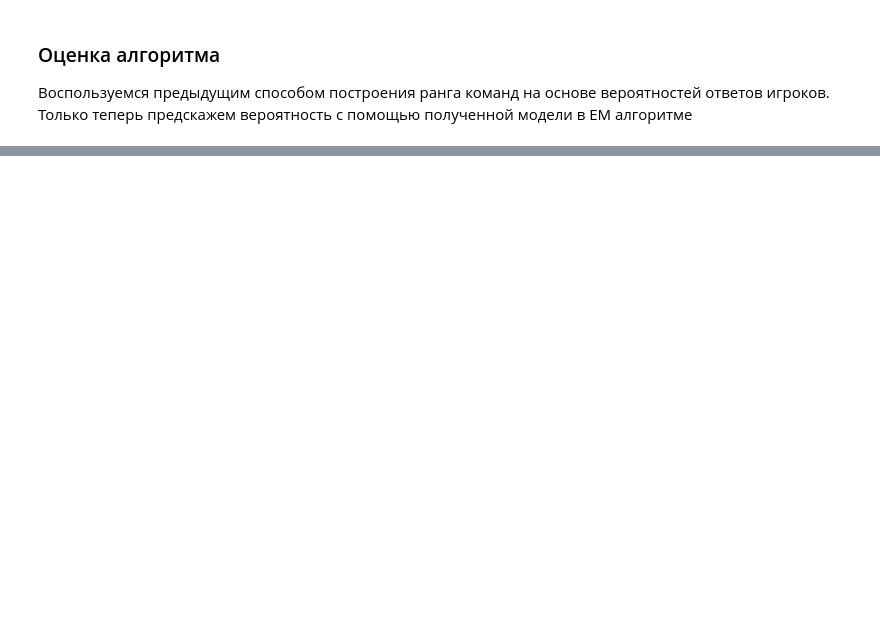
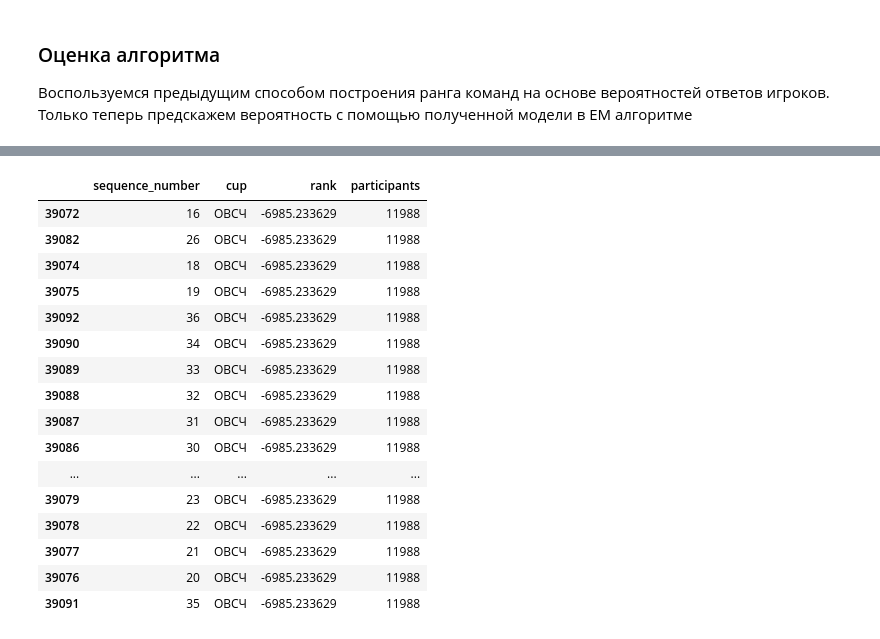
Before and after one commit to Wunder9l/made-advanced-ml, a Jupyter notebook: hw/2nd/what_where_when.ipynb, the cells around one changed output, grey strips where cells are left out. Saved outputs shown, nothing was run; the diff lists cells and outputs as text; code cells hidden in the pictures; blank space fills up the shorter version.

```diff
--- a/hw/2nd/what_where_when.ipynb
+++ b/hw/2nd/what_where_when.ipynb
@@ -488,0 +555,20 @@ Wall time: 226 ms
+# %%
+questions_difficulty_df[questions_difficulty_df.participants > 20][-20:]
+# %% [output]
+|  | sequence_number | cup | rank | participants |
+| 39072 | 16 | ОВСЧ | -6985.233629 | 11988 |
+| 39082 | 26 | ОВСЧ | -6985.233629 | 11988 |
+| 39074 | 18 | ОВСЧ | -6985.233629 | 11988 |
+| 39075 | 19 | ОВСЧ | -6985.233629 | 11988 |
+| 39092 | 36 | ОВСЧ | -6985.233629 | 11988 |
+| 39090 | 34 | ОВСЧ | -6985.233629 | 11988 |
+| 39089 | 33 | ОВСЧ | -6985.233629 | 11988 |
+| 39088 | 32 | ОВСЧ | -6985.233629 | 11988 |
+| 39087 | 31 | ОВСЧ | -6985.233629 | 11988 |
+| 39086 | 30 | ОВСЧ | -6985.233629 | 11988 |
+| ... | ... | ... | ... | ... |
+| 39079 | 23 | ОВСЧ | -6985.233629 | 11988 |
+| 39078 | 22 | ОВСЧ | -6985.233629 | 11988 |
+| 39077 | 21 | ОВСЧ | -6985.233629 | 11988 |
+| 39076 | 20 | ОВСЧ | -6985.233629 | 11988 |
+| 39091 | 35 | ОВСЧ | -6985.233629 | 11988 |
```
Also changed, not shown: parts of 26 cells of this notebook, 1 other file.
